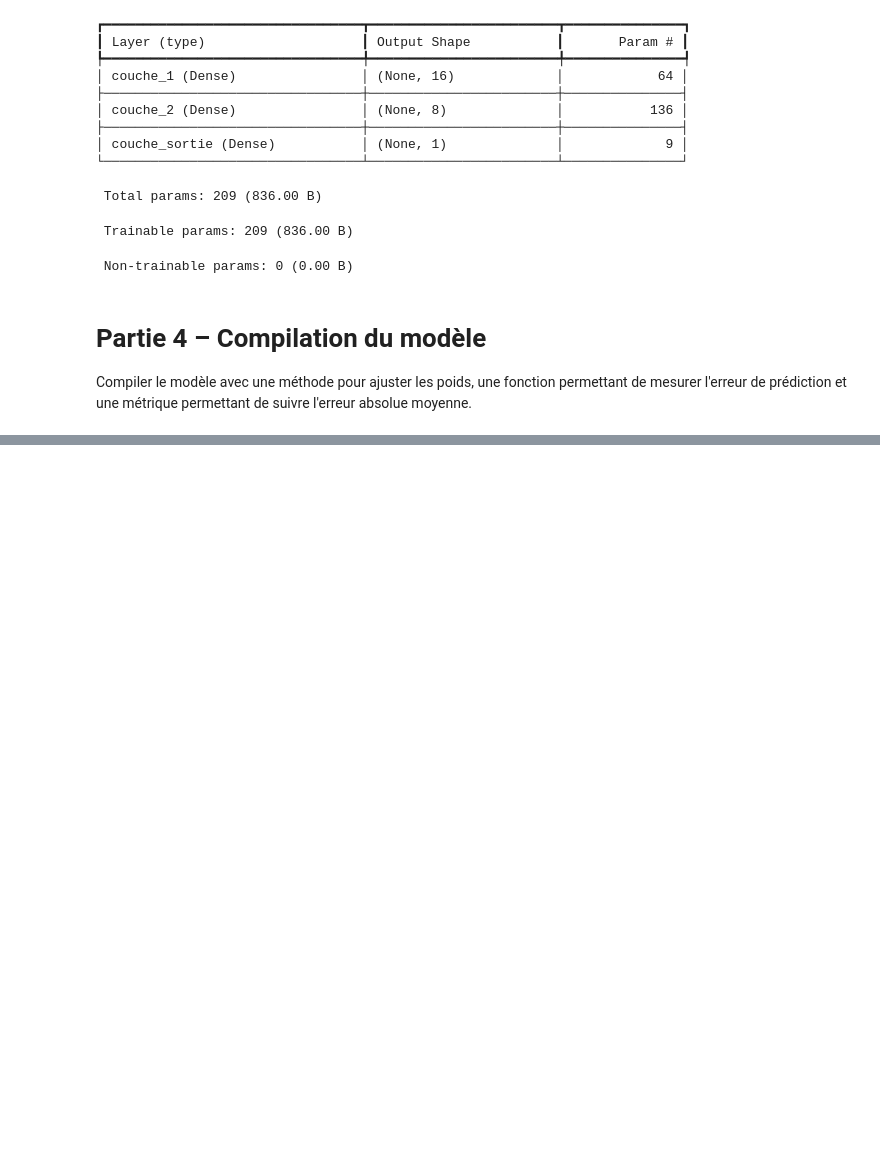
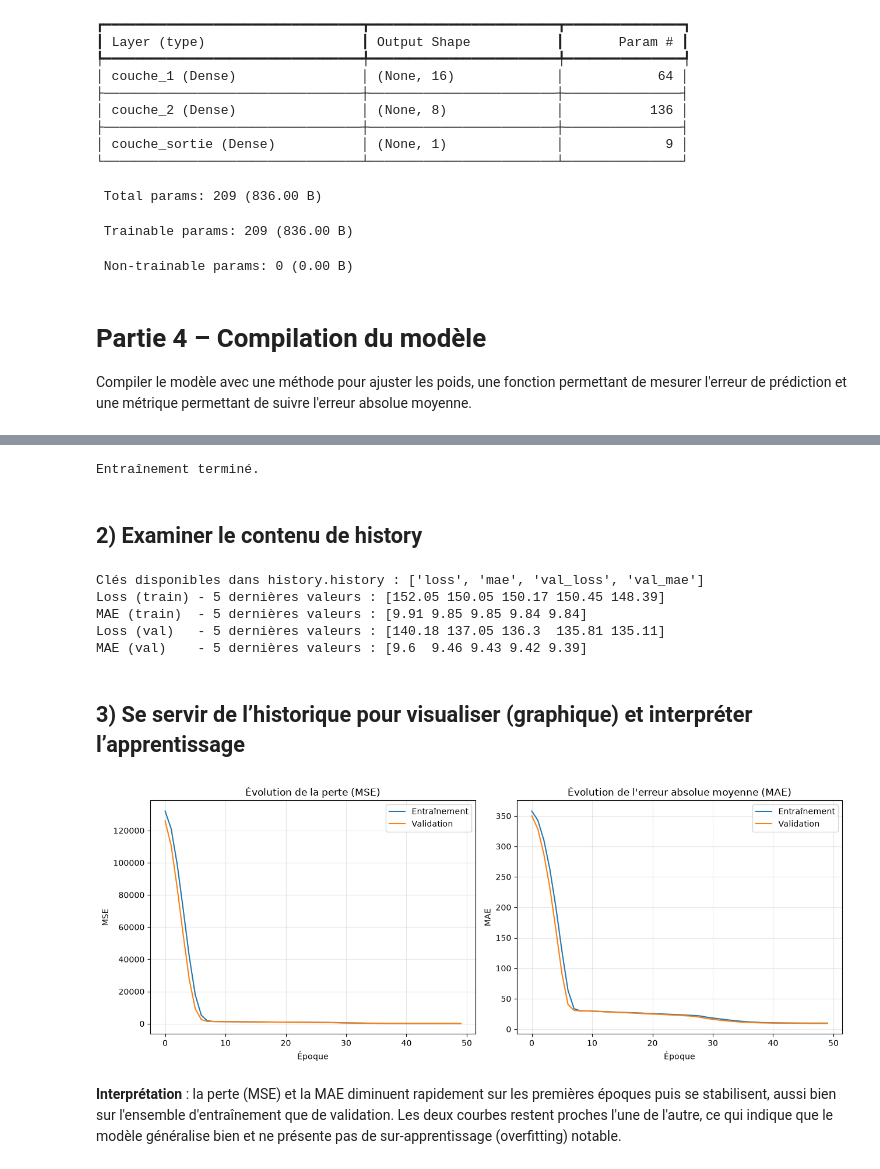
Before and after one commit to Damstat/atelier_tensorflow_iot, a Jupyter notebook: notebooks/atelier_tensorflow_iot.ipynb, the cells around one changed output, grey strips where cells are left out. Saved outputs shown, nothing was run; the diff lists cells and outputs as text; code cells hidden in the pictures; blank space fills up the shorter version.

```diff
--- a/notebooks/atelier_tensorflow_iot.ipynb
+++ b/notebooks/atelier_tensorflow_iot.ipynb
@@ -186,0 +191,59 @@ model.compile(
+# %%
+history = model.fit(
+    X_train, y_train,
+    validation_split=0.2,
+    epochs=50,
+    batch_size=16,
+    verbose=0,
+)
+
+print("Entraînement terminé.")
+# %% [output]
+Entraînement terminé.
+# %% [markdown]
+## 2) Examiner le contenu de history
+# %%
+# Contenu de l'historique
+print("Clés disponibles dans history.history :", list(history.history.keys()))
+print("Loss (train) - 5 dernières valeurs :", np.round(history.history["loss"][-5:], 2))
+print("MAE (train)  - 5 dernières valeurs :", np.round(history.history["mae"][-5:], 2))
+print("Loss (val)   - 5 dernières valeurs :", np.round(history.history["val_loss"][-5:], 2))
+print("MAE (val)    - 5 dernières valeurs :", np.round(history.history["val_mae"][-5:], 2))
+# %% [output]
+Clés disponibles dans history.history : ['loss', 'mae', 'val_loss', 'val_mae']
+Loss (train) - 5 dernières valeurs : [152.05 150.05 150.17 150.45 148.39]
+MAE (train)  - 5 dernières valeurs : [9.91 9.85 9.85 9.84 9.84]
+Loss (val)   - 5 dernières valeurs : [140.18 137.05 136.3  135.81 135.11]
+MAE (val)    - 5 dernières valeurs : [9.6  9.46 9.43 9.42 9.39]
+# %% [markdown]
+## 3) Se servir de l’historique pour visualiser (graphique) et interpréter l’apprentissage
+# %%
+# Visualisation de l'apprentissage
+fig, axes = plt.subplots(1, 2, figsize=(13, 5))
+
+axes[0].plot(history.history["loss"], label="Entraînement")
+axes[0].plot(history.history["val_loss"], label="Validation")
+axes[0].set_title("Évolution de la perte (MSE)")
+axes[0].set_xlabel("Époque")
+axes[0].set_ylabel("MSE")
+axes[0].legend()
+axes[0].grid(alpha=0.3)
+
+axes[1].plot(history.history["mae"], label="Entraînement")
+axes[1].plot(history.history["val_mae"], label="Validation")
+axes[1].set_title("Évolution de l'erreur absolue moyenne (MAE)")
+axes[1].set_xlabel("Époque")
+axes[1].set_ylabel("MAE")
+axes[1].legend()
+axes[1].grid(alpha=0.3)
+
+plt.tight_layout()
+plt.savefig("courbes_apprentissage.png", dpi=120)
+plt.show()
+# %% [output]
+[figure, added]
+# %% [markdown]
+**Interprétation** : la perte (MSE) et la MAE diminuent rapidement sur les premières époques
+puis se stabilisent, aussi bien sur l'ensemble d'entraînement que de validation. Les deux courbes
+restent proches l'une de l'autre, ce qui indique que le modèle généralise bien et ne présente pas
+de sur-apprentissage (overfitting) notable.
```
Also changed, not shown: parts of 2 cells of this notebook.
